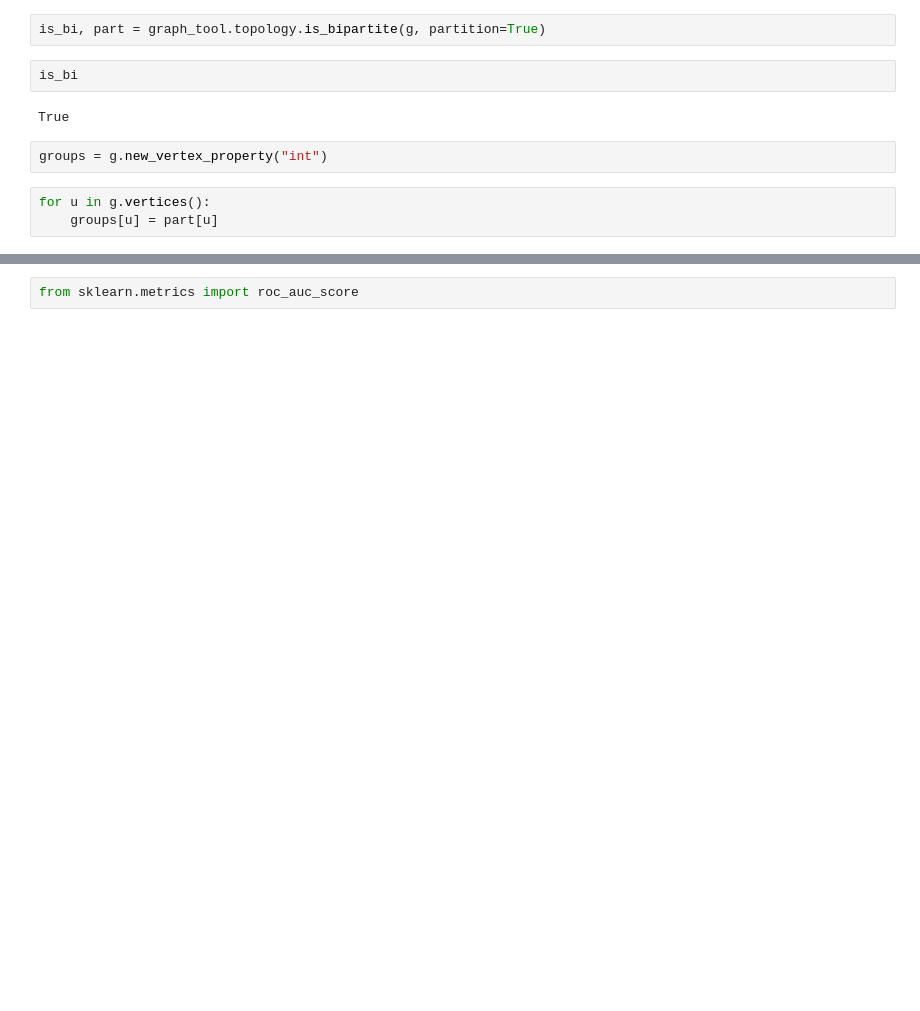
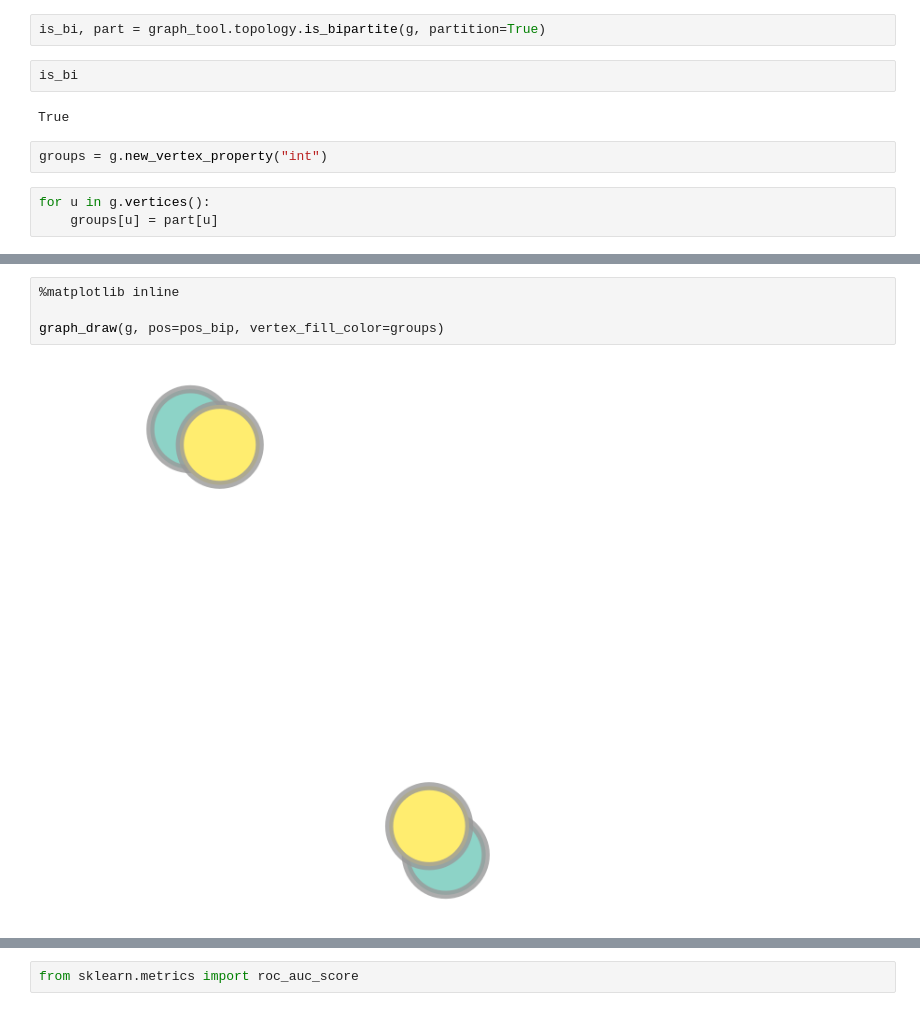
Before and after one commit to KashinYana/link-prediction, a Jupyter notebook: Bipartite.ipynb, the cells around one changed output, grey strips where cells are left out. Cells and saved outputs as stored; diff of their text form; blank space fills up the shorter version.

```diff
--- a/Bipartite.ipynb
+++ b/Bipartite.ipynb
@@ -63,0 +81,6 @@ pos = sfdp_layout(g, groups=groups, gamma=-10, mu=10)
+# %%
+%matplotlib inline
+
+graph_draw(g, pos=pos_bip, vertex_fill_color=groups)
+# %% [output]
+[figure, added]
```
Also changed, not shown: parts of 10 cells of this notebook, 4 other files.
